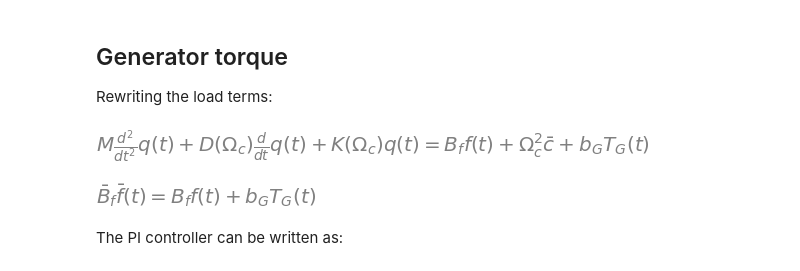
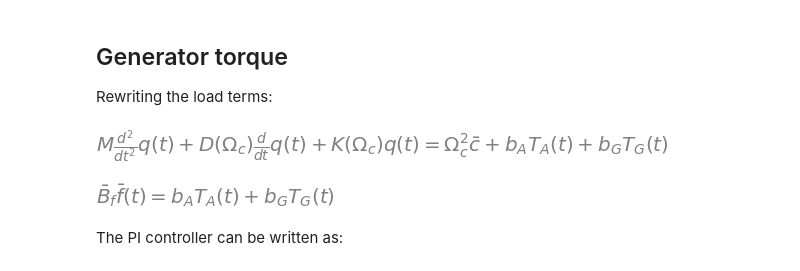
Before and after one commit to gfsReboucas/Drivetrain, a Jupyter notebook: notes/Dynamic_Formulation.ipynb, the cells around one changed output. Saved outputs shown, nothing was run; the diff lists cells and outputs as text; code cells hidden in the pictures.

```diff
--- a/notes/Dynamic_Formulation.ipynb
+++ b/notes/Dynamic_Formulation.ipynb
@@ -62,17 +62,17 @@ display(EOM)
 ## Generator torque
 Rewriting the load terms:
 # %%
-f = Function("f")(t)
-B_f = symbols('B_f')
+T_A = Function('T_A')(t)
+b_A = symbols('b_A')
 T_gen = Function('T_G')(t)
 b_G = symbols('b_G')
 
-load_eq = Eq(B_barf * f_bar, b_G * T_gen  + B_f * f)
+load_eq = Eq(B_barf * f_bar, b_G * T_gen  + b_A * T_A)
 EOM = EOM.subs(load_eq.lhs, load_eq.rhs)
 display(EOM, load_eq)
 # %% [output]
-[figure, old version]
+[figure, new version]
-[figure, old version]
+[figure, new version]
 # %% [markdown]
 The PI controller can be written as:
 # %%
```
Also changed, not shown: parts of 10 cells of this notebook, 24 other files.
